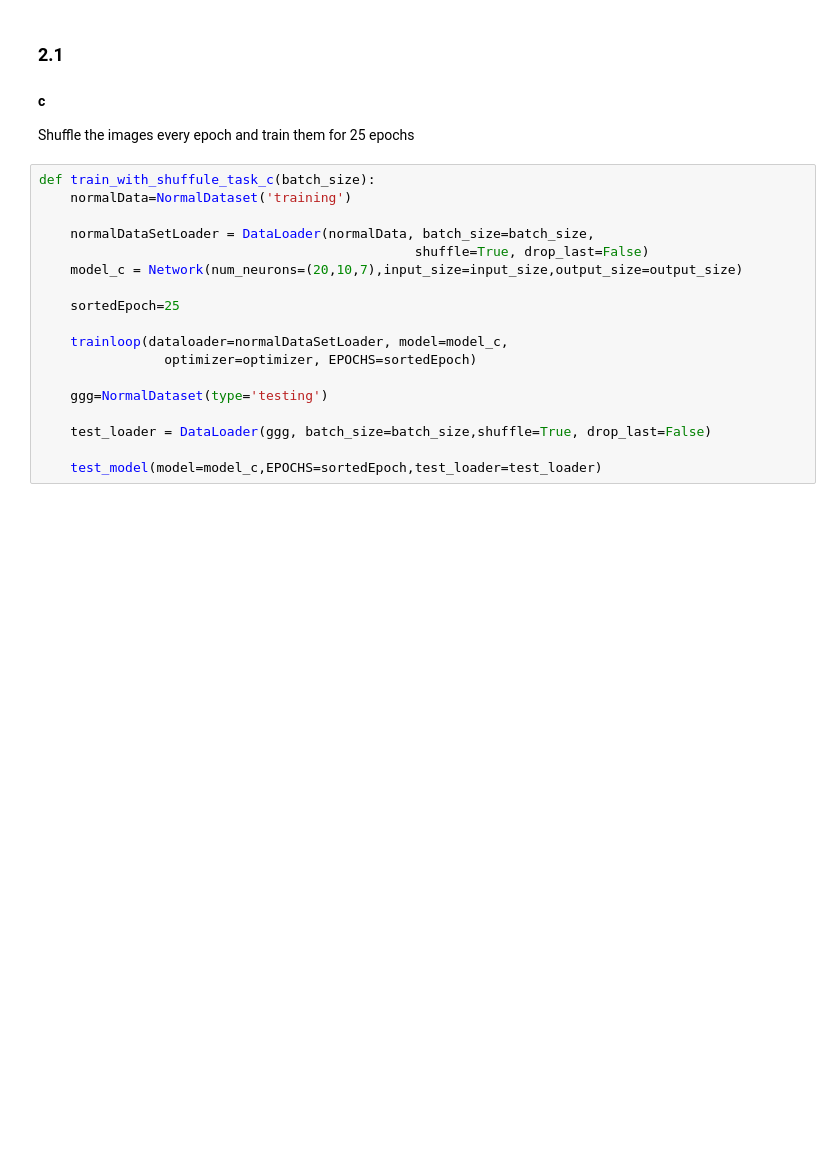
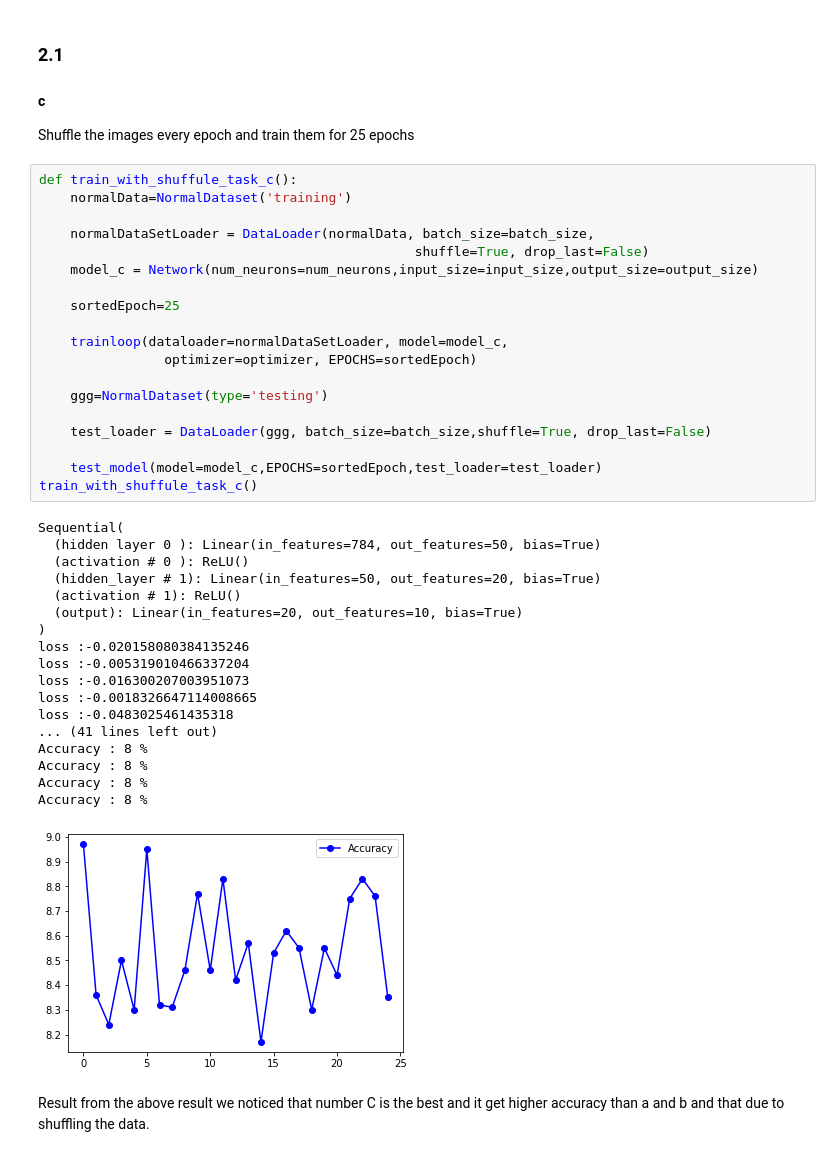
Before and after one commit to hussienalbared/deep_learning_assign3, a Jupyter notebook: assignment3/assignment_3_practical.ipynb, the cells around one changed output. Saved outputs shown, nothing was run; the diff lists cells and outputs as text; blank space fills up the shorter version.

```diff
--- a/assignment3/assignment_3_practical.ipynb
+++ b/assignment3/assignment_3_practical.ipynb
@@ -126,23 +274,46 @@ def train_sorted_without_shuffule_task_b(batch_size):
 #### c
 Shuffle the images every epoch and train them for 25 epochs
 # %%
-def train_with_shuffule_task_c(batch_size):
+def train_with_shuffule_task_c():
     normalData=NormalDataset('training')
 
     normalDataSetLoader = DataLoader(normalData, batch_size=batch_size,
                                                 shuffle=True, drop_last=False)
-    model_c = Network(num_neurons=(20,10,7),input_size=input_size,output_size=output_size)
+    model_c = Network(num_neurons=num_neurons,input_size=input_size,output_size=output_size)
 
     sortedEpoch=25
 
     trainloop(dataloader=normalDataSetLoader, model=model_c,
                 optimizer=optimizer, EPOCHS=sortedEpoch)
 
     ggg=NormalDataset(type='testing')
 
     test_loader = DataLoader(ggg, batch_size=batch_size,shuffle=True, drop_last=False)
 
     test_model(model=model_c,EPOCHS=sortedEpoch,test_loader=test_loader)
+train_with_shuffule_task_c()
+# %% [output]
+Sequential(
+  (hidden layer 0 ): Linear(in_features=784, out_features=50, bias=True)
+  (activation # 0 ): ReLU()
+  (hidden_layer # 1): Linear(in_features=50, out_features=20, bias=True)
+  (activation # 1): ReLU()
+  (output): Linear(in_features=20, out_features=10, bias=True)
+)
+loss :-0.020158080384135246
+loss :-0.005319010466337204
+loss :-0.016300207003951073
+loss :-0.0018326647114008665
+loss :-0.0483025461435318
+... (41 lines left out)
+Accuracy : 8 %
+Accuracy : 8 %
+Accuracy : 8 %
+Accuracy : 8 %
+[figure, added]
+# %% [markdown]
+Result
+from the above result we noticed that number C  is the best and it get higher accuracy than a and b and that due to shuffling the data.
 # %% [markdown]
 <a style='text-decoration:none;line-height:16px;display:flex;color:#5B5B62;padding:10px;justify-content:end;' href='https://deepnote.com?utm_source=created-in-deepnote-cell&projectId=8d525717-702e-4285-81d5-cd5945dff109' target="_blank">
 <img alt='Created in deepnote.com' style='display:inline;max-height:16px;margin:0px;margin-right:7.5px;' src='embedded-picture-1' > </img>
```
Also changed, not shown: parts of 5 cells of this notebook, 11 other files.
